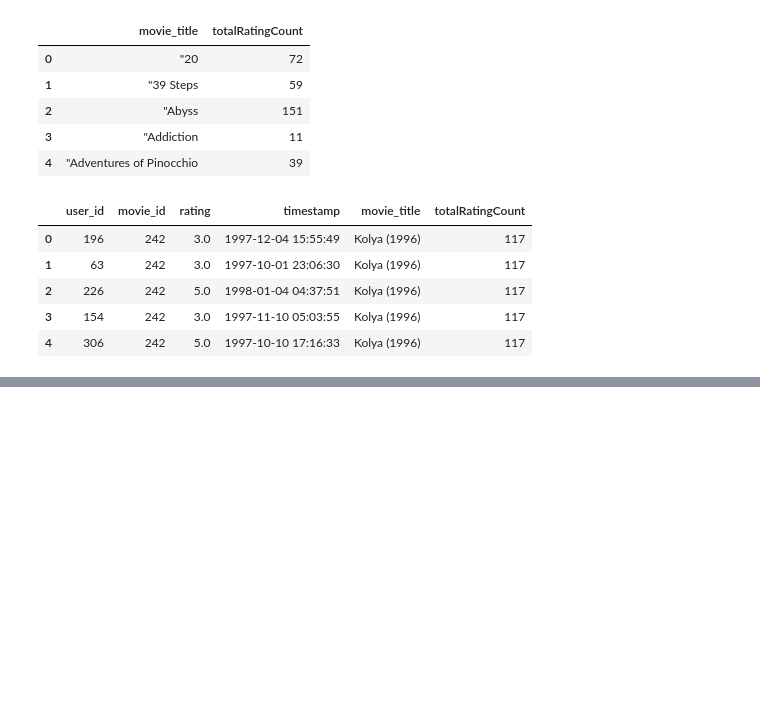
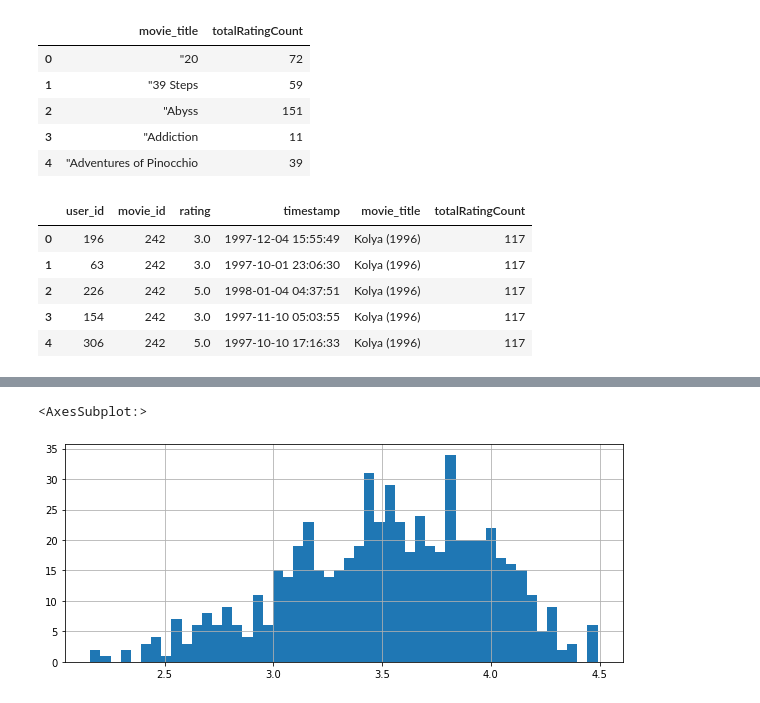
Before and after one commit to sibblu/movie-recommendation-using-user-personality, a Jupyter notebook: EDA.ipynb, the cells around one changed output, grey strips where cells are left out. Saved outputs shown, nothing was run; the diff lists cells and outputs as text; code cells hidden in the pictures; blank space fills up the shorter version.

```diff
--- a/EDA.ipynb
+++ b/EDA.ipynb
@@ -103,0 +150,5 @@ movie_ratings_by_user_with_total_rating_count.head()
+# %%
+#removing the movies with less than 50 ratings
+popularity_threshold = 50
+rating_popular_movie= movie_ratings_by_user_with_total_rating_count.query('totalRatingCount >= @popularity_threshold')
+rating_popular_movie.head()
@@ -103,0 +162,5 @@ movie_ratings_by_user_with_total_rating_count.head()
+# %%
+#average rating of the popular movies
+avg_ratings_popular = pd.DataFrame(rating_popular_movie.groupby('movie_id')['rating'].mean())
+avg_ratings_popular['rating_counts'] = pd.DataFrame(rating_popular_movie.groupby('movie_id')['rating'].count())
+avg_ratings_popular.head()
@@ -103,0 +175,7 @@ movie_ratings_by_user_with_total_rating_count.head()
+# %%
+#average rating distribution of the popular movies
+plt.figure(figsize=(10,4))
+avg_ratings_popular['rating'].hist(bins=50)
+# %% [output]
+<AxesSubplot:>
+[figure, added]
```
Also changed, not shown: parts of 13 cells of this notebook, 1 other file.
